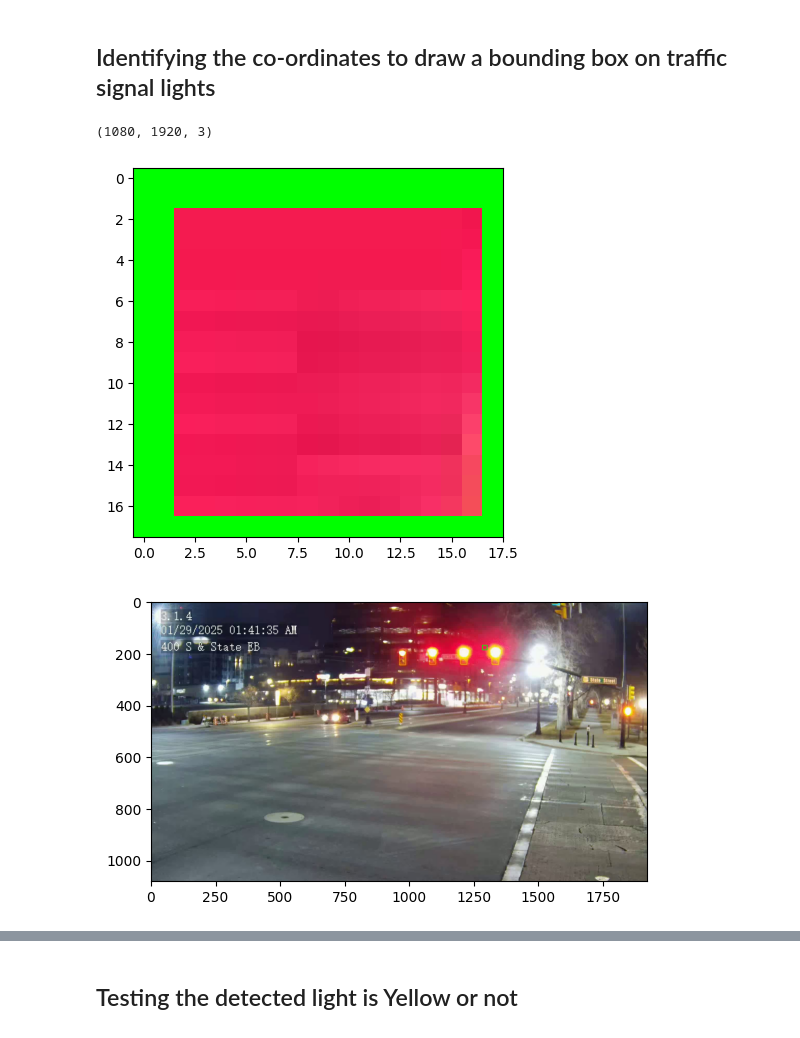
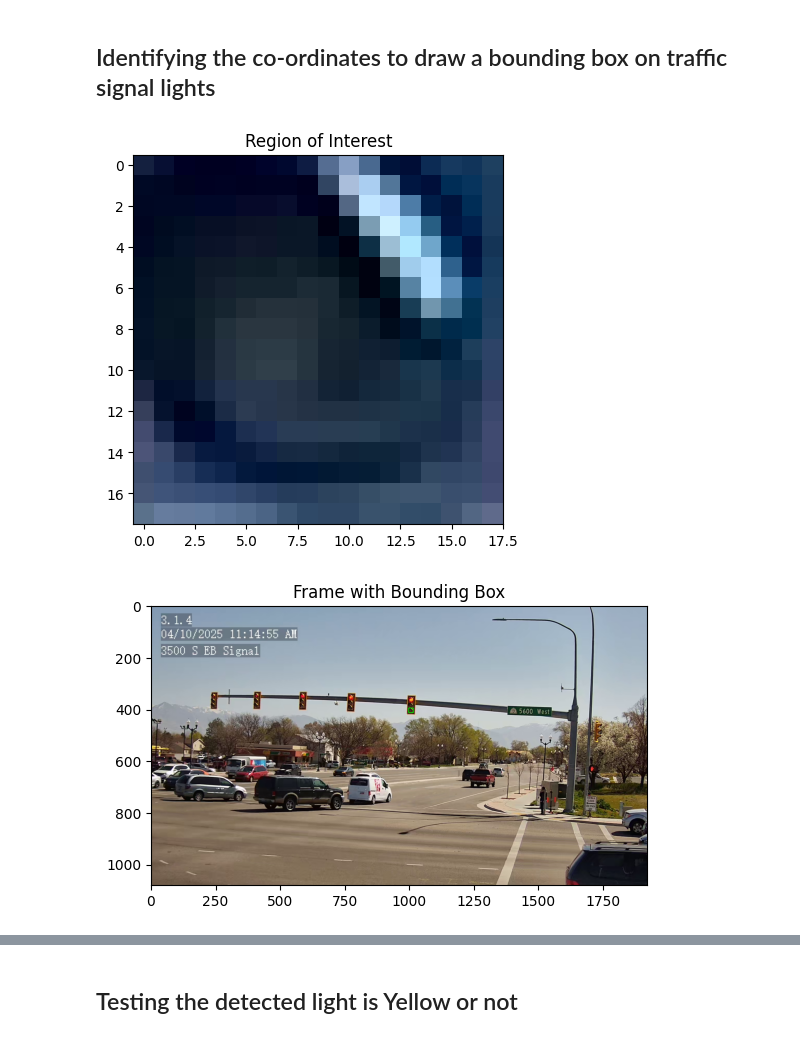
Before and after one commit to SageGarg/cciPhase2, a Jupyter notebook: Yellow_light_clip.ipynb, the cells around one changed output, grey strips where cells are left out. Drawn from its saved outputs; the diff is of its cells as text; code cells hidden in the pictures.

```diff
--- a/Yellow_light_clip.ipynb
+++ b/Yellow_light_clip.ipynb
@@ -25,36 +25,35 @@ def draw_and_show_bounding_box(video_path, frame_number, box_coordinates):
     frame_rgb = cv2.cvtColor(frame, cv2.COLOR_BGR2RGB)
 
     # Extract ROI and convert to HSV
     x, y, width, height = box_coordinates
     roi = frame[y:y+height, x:x+width]
     hsv_roi = cv2.cvtColor(roi, cv2.COLOR_BGR2HSV)
 
     # Draw bounding box
     cv2.rectangle(frame_rgb, (x, y), (x + width, y + height), (0, 255, 0), 2)
 
     # Display ROI
     plt.imshow(roi)
     plt.axis('on')  # Show axis
     plt.title("Region of Interest")
     plt.show()
 
     # Display original frame with bounding box
     plt.imshow(frame_rgb)
     plt.title("Frame with Bounding Box")
     plt.show()
 
     # Display HSV version of ROI
     plt.imshow(hsv_roi)
     plt.title("HSV ROI")
     plt.show()
 
 # Usage example
-video_path = r"/home/sg1807/Desktop/sageena/cciPhase2/SLC/EB/videos/29 jan/four videos/c0.mp4"  # Update this with your video path
-frame_number = 100  # Specify the frame number you want to extract
-box_coordinates = (1280, 170, 18, 18)  # Example bounding box coordinates
+video_path = r"/home/sg1807/Desktop/sageena/cciPhase2/SLC/3500_S_EB/videos/fourCams/c0.mp4"  # Update this with your video path
+frame_number = 70000  # Specify the frame number you want to extract
+box_coordinates = (995, 396, 18, 18)  # Example bounding box coordinates
 
 draw_and_show_bounding_box(video_path, frame_number, box_coordinates)
 # %% [output]
-(1080, 1920, 3)
-[figure, old version]
+[figure, new version]
-[figure, old version]
+[figure, new version]
```
Also changed, not shown: parts of 1 cell of this notebook, 11 other files.
